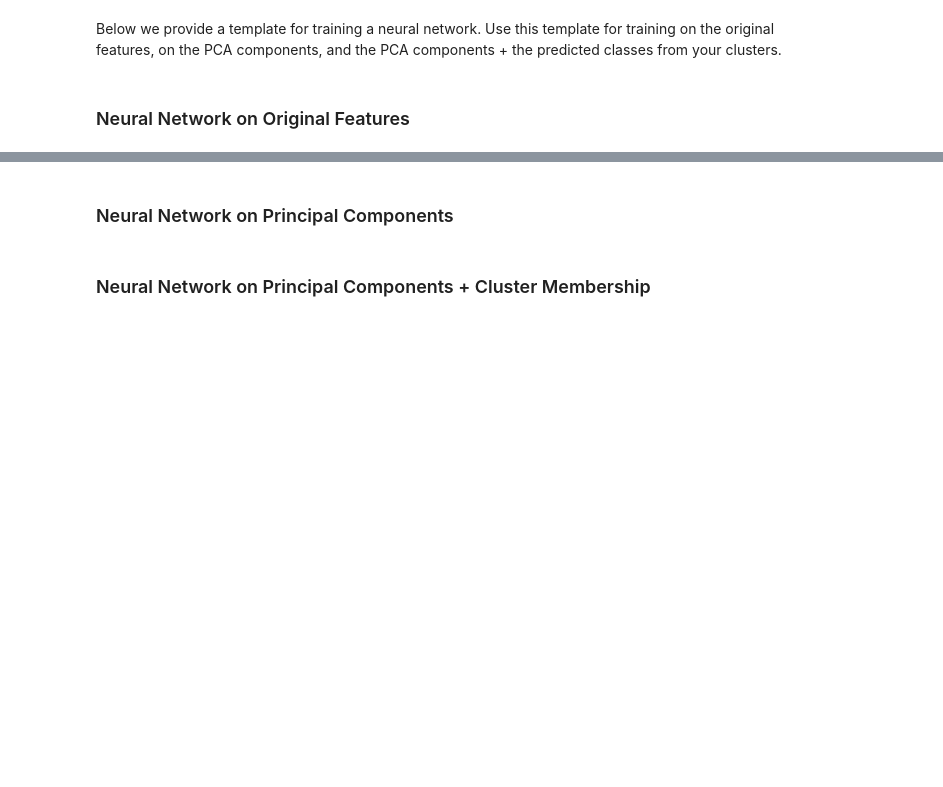
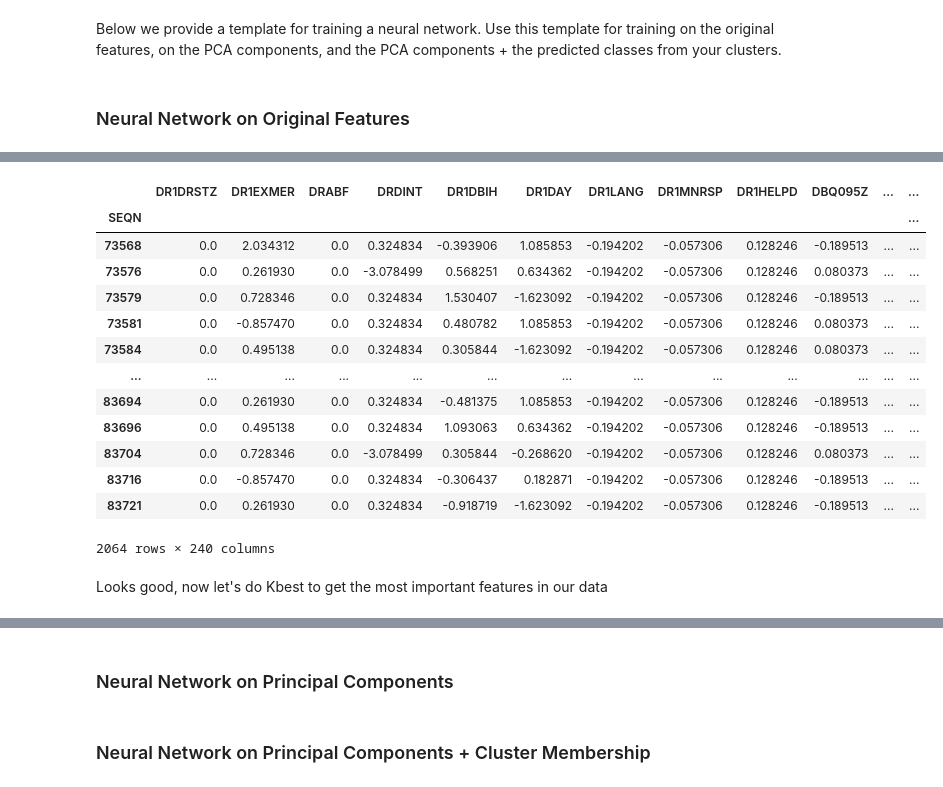
Before and after one commit to lawrence-j-liu/CSS_Project-4_Team-5_Fall-2020, a Jupyter notebook: Project 4 Students.ipynb, the cells around one changed output, grey strips where cells are left out. Saved outputs shown, nothing was run; the diff lists cells and outputs as text; code cells hidden in the pictures; blank space fills up the shorter version.

```diff
--- a/Project 4 Students.ipynb
+++ b/Project 4 Students.ipynb
@@ -310,0 +398,6 @@ Below we provide a template for training a neural network. Use this template for
+# %%
+from sklearn.feature_selection import SelectKBest, f_classif, f_regression
+##then we do
+
+y_clf = nhanes_scaled.iloc[:,242]
+x_clf = nhanes_scaled.iloc[:,0:240]
@@ -310,0 +422,19 @@ Below we provide a template for training a neural network. Use this template for
+# %%
+x_clf
+# %% [output]
+|  | DR1DRSTZ | DR1EXMER | DRABF | DRDINT | DR1DBIH | DR1DAY | DR1LANG | DR1MNRSP | DR1HELPD | DBQ095Z | ... | ... |
+| SEQN |  |  |  |  |  |  |  |  |  |  |  | ... |
+| 73568 | 0.0 | 2.034312 | 0.0 | 0.324834 | -0.393906 | 1.085853 | -0.194202 | -0.057306 | 0.128246 | -0.189513 | ... | ... |
+| 73576 | 0.0 | 0.261930 | 0.0 | -3.078499 | 0.568251 | 0.634362 | -0.194202 | -0.057306 | 0.128246 | 0.080373 | ... | ... |
+| 73579 | 0.0 | 0.728346 | 0.0 | 0.324834 | 1.530407 | -1.623092 | -0.194202 | -0.057306 | 0.128246 | -0.189513 | ... | ... |
+| 73581 | 0.0 | -0.857470 | 0.0 | 0.324834 | 0.480782 | 1.085853 | -0.194202 | -0.057306 | 0.128246 | 0.080373 | ... | ... |
+| 73584 | 0.0 | 0.495138 | 0.0 | 0.324834 | 0.305844 | -1.623092 | -0.194202 | -0.057306 | 0.128246 | 0.080373 | ... | ... |
+| ... | ... | ... | ... | ... | ... | ... | ... | ... | ... | ... | ... | ... |
+| 83694 | 0.0 | 0.261930 | 0.0 | 0.324834 | -0.481375 | 1.085853 | -0.194202 | -0.057306 | 0.128246 | -0.189513 | ... | ... |
+| 83696 | 0.0 | 0.495138 | 0.0 | 0.324834 | 1.093063 | 0.634362 | -0.194202 | -0.057306 | 0.128246 | -0.189513 | ... | ... |
+| 83704 | 0.0 | 0.728346 | 0.0 | -3.078499 | 0.305844 | -0.268620 | -0.194202 | -0.057306 | 0.128246 | 0.080373 | ... | ... |
+| 83716 | 0.0 | -0.857470 | 0.0 | 0.324834 | -0.306437 | 0.182871 | -0.194202 | -0.057306 | 0.128246 | -0.189513 | ... | ... |
+| 83721 | 0.0 | 0.261930 | 0.0 | 0.324834 | -0.918719 | -1.623092 | -0.194202 | -0.057306 | 0.128246 | -0.189513 | ... | ... |
+2064 rows × 240 columns
+# %% [markdown]
+ Looks good, now let's do Kbest to get the most important features in our data
```
Also changed, not shown: parts of 21 cells of this notebook.
